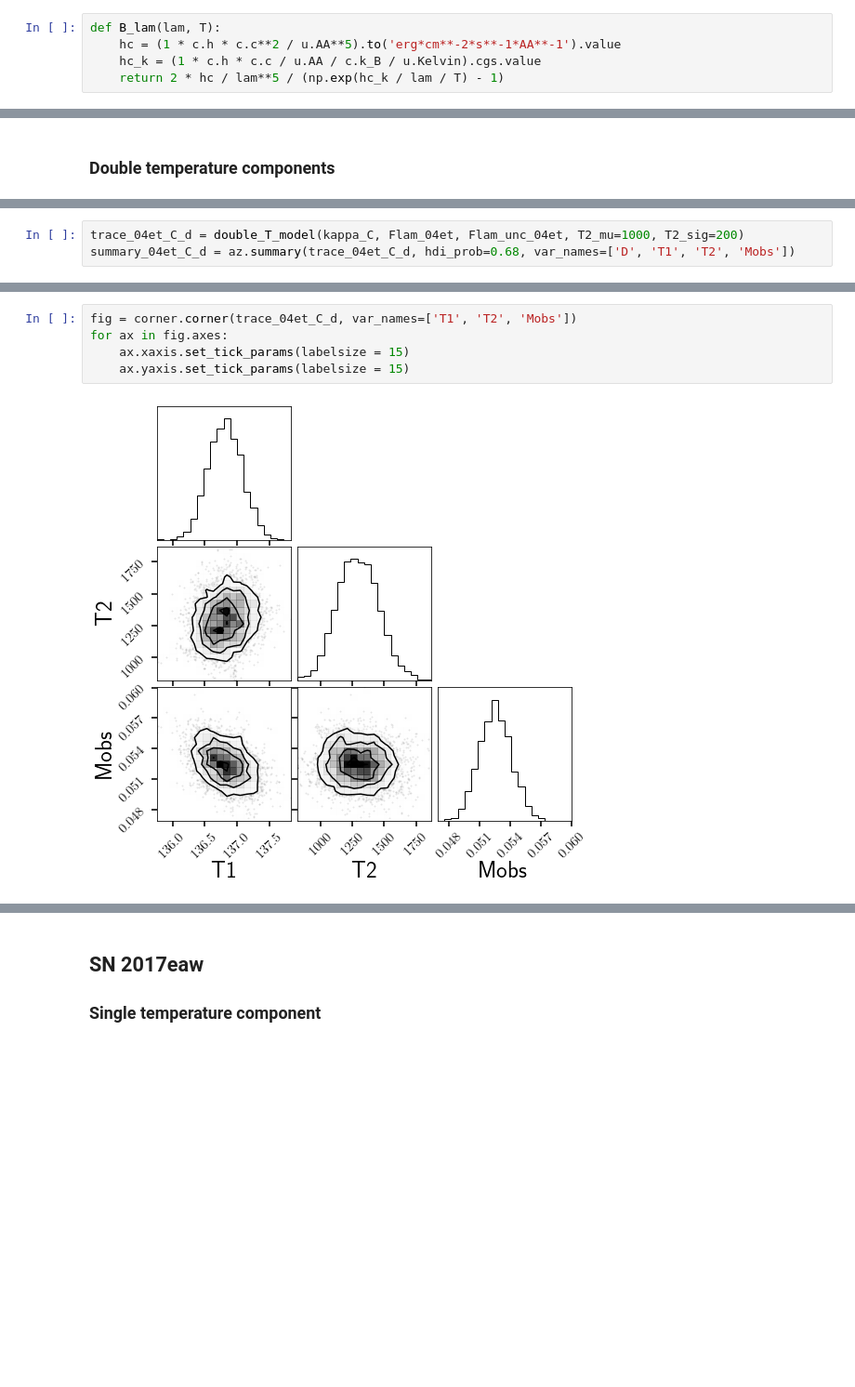
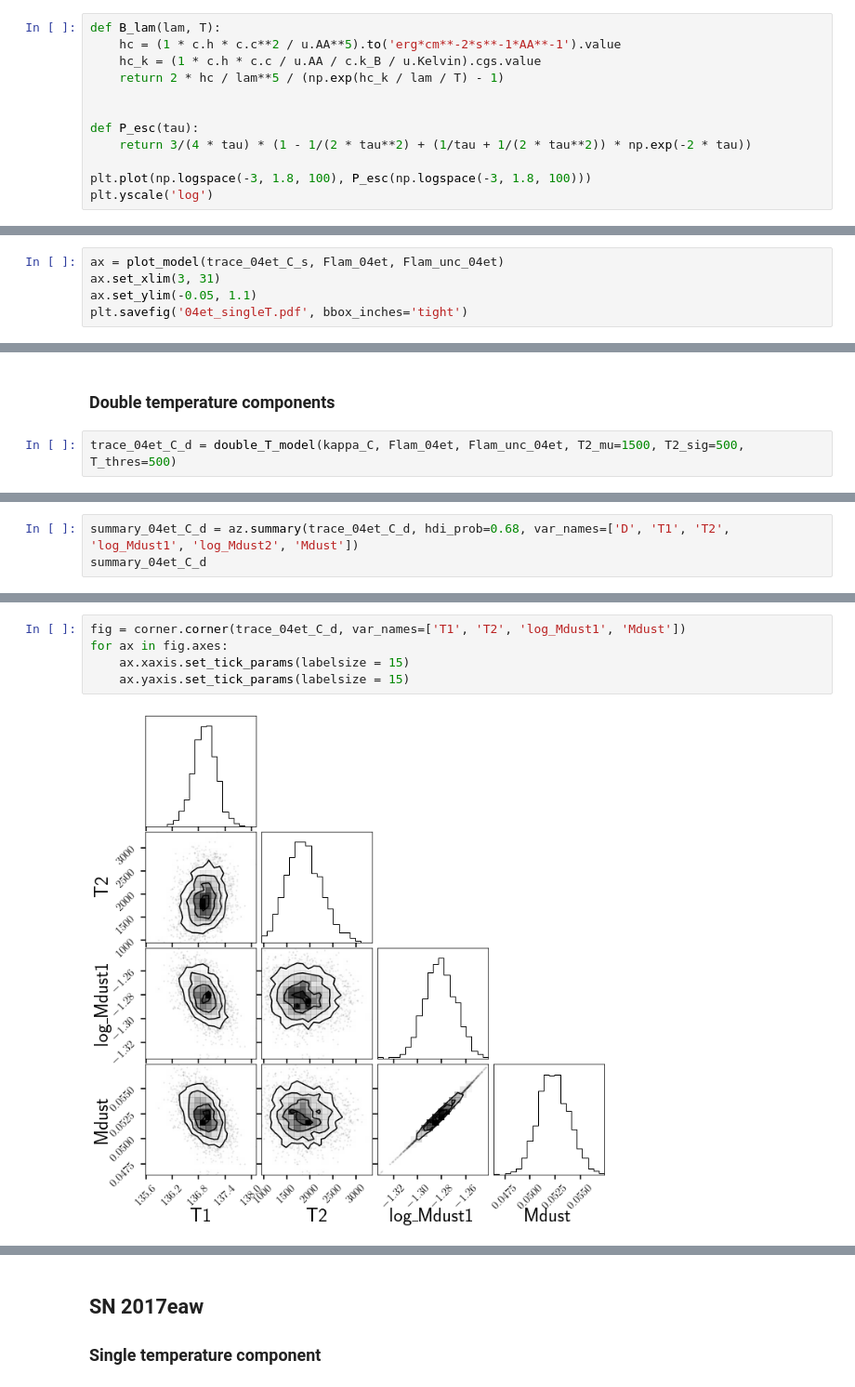
Before and after one commit to slowdivePTG/Astro_448_Project, a Jupyter notebook: dust.ipynb, the cells around one changed output, grey strips where cells are left out. Shown at 93% size. Saved outputs shown, nothing was run; the diff lists cells and outputs as text; blank space fills up the shorter version.

Commit message:
Dust models v2.0

```diff
--- a/dust.ipynb
+++ b/dust.ipynb
@@ -110,3 +106,10 @@ def B_lam(lam, T):
     hc = (1 * c.h * c.c**2 / u.AA**5).to('erg*cm**-2*s**-1*AA**-1').value
     hc_k = (1 * c.h * c.c / u.AA / c.k_B / u.Kelvin).cgs.value
     return 2 * hc / lam**5 / (np.exp(hc_k / lam / T) - 1)
+
+
+def P_esc(tau):
+    return 3/(4 * tau) * (1 - 1/(2 * tau**2) + (1/tau + 1/(2 * tau**2)) * np.exp(-2 * tau))
+
+plt.plot(np.logspace(-3, 1.8, 100), P_esc(np.logspace(-3, 1.8, 100)))
+plt.yscale('log')
@@ -220,0 +325,5 @@ plot_model(trace_04et_C_s, Flam_04et, Flam_unc_04et)
+# %%
+ax = plot_model(trace_04et_C_s, Flam_04et, Flam_unc_04et)
+ax.set_xlim(3, 31)
+ax.set_ylim(-0.05, 1.1)
+plt.savefig('04et_singleT.pdf', bbox_inches='tight')
@@ -238,2 +358,4 @@ plot_model(trace_04et_Si_s, Flam_04et, Flam_unc_04et)
 # %% [markdown]
 ### Double temperature components
+# %%
+trace_04et_C_d = double_T_model(kappa_C, Flam_04et, Flam_unc_04et, T2_mu=1500, T2_sig=500, T_thres=500)
@@ -240,4 +365,4 @@ plot_model(trace_04et_Si_s, Flam_04et, Flam_unc_04et)
 # %%
-trace_04et_C_d = double_T_model(kappa_C, Flam_04et, Flam_unc_04et, T2_mu=1000, T2_sig=200)
-summary_04et_C_d = az.summary(trace_04et_C_d, hdi_prob=0.68, var_names=['D', 'T1', 'T2', 'Mobs'])
+summary_04et_C_d = az.summary(trace_04et_C_d, hdi_prob=0.68, var_names=['D', 'T1', 'T2', 'log_Mdust1', 'log_Mdust2', 'Mdust'])
+summary_04et_C_d
 # %% [output]
@@ -256,7 +376,7 @@ summary_04et_C_d
 # %%
-fig = corner.corner(trace_04et_C_d, var_names=['T1', 'T2', 'Mobs'])
+fig = corner.corner(trace_04et_C_d, var_names=['T1', 'T2', 'log_Mdust1', 'Mdust'])
 for ax in fig.axes:
     ax.xaxis.set_tick_params(labelsize = 15)
     ax.yaxis.set_tick_params(labelsize = 15)
 # %% [output]
-[figure, old version]
+[figure, new version]
```
Also changed, not shown: parts of 42 cells of this notebook, 18 other files.
